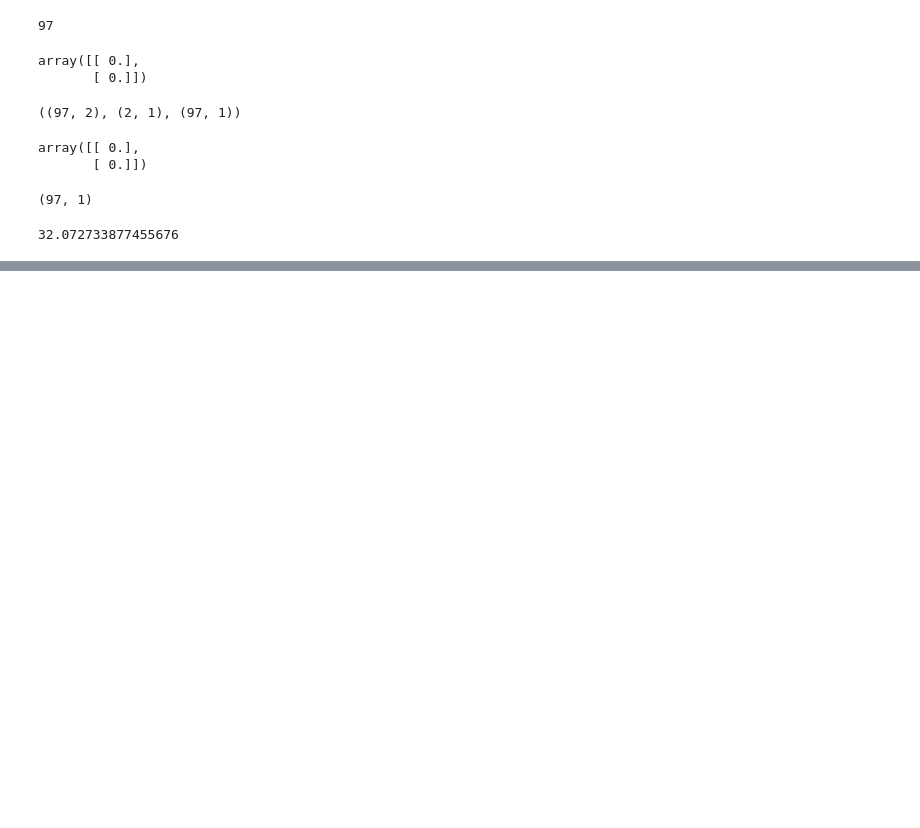
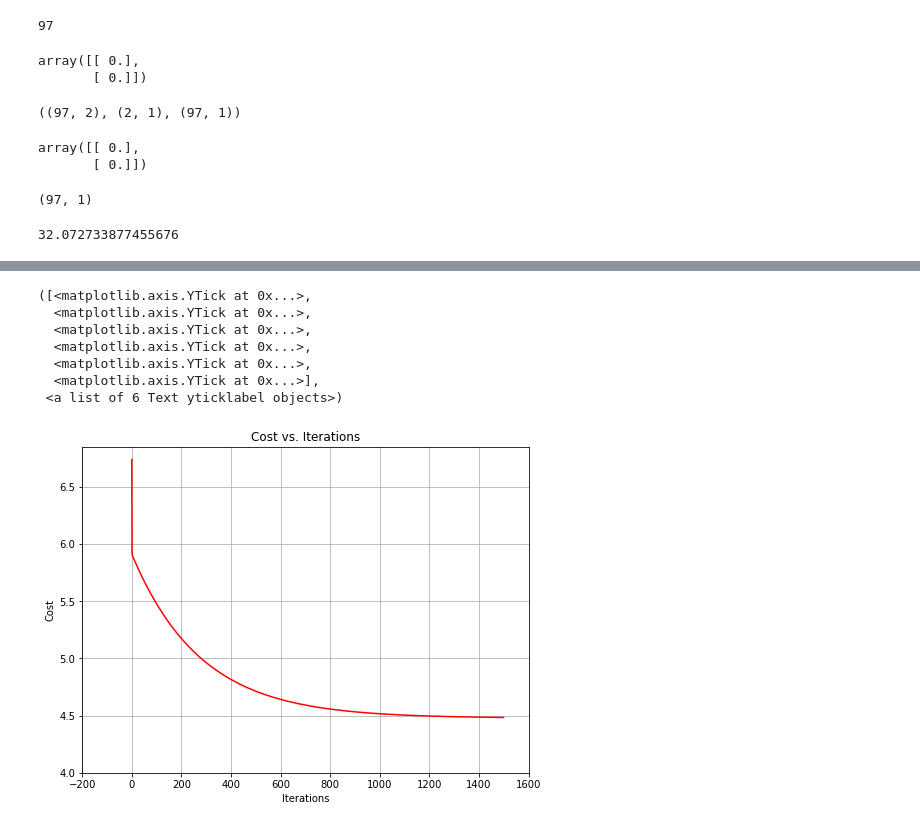
Before and after one commit to baotrung217/Machine-Learning-Coursera-notebooks, a Jupyter notebook: notebooks/ex1.ipynb, the cells around one changed output, grey strips where cells are left out. Drawn from its saved outputs; the diff is of its cells as text; code cells hidden in the pictures; blank space fills up the shorter version.

```diff
--- a/notebooks/ex1.ipynb
+++ b/notebooks/ex1.ipynb
@@ -106,0 +158,20 @@ computeCost(X, y, theta)
+# %%
+fig, ax = plt.subplots(figsize=(8,6))
+
+ax.plot(np.arange(iteration), cost, 'r')
+ax.set_xlabel('Iterations')
+ax.set_ylabel('Cost')
+ax.set_title('Cost vs. Iterations')
+ax.grid()
+
+plt.xticks(np.arange(-200, 1800, 200))
+plt.yticks(np.arange(4, 7, 0.5))
+# %% [output]
+([<matplotlib.axis.YTick at 0x...>,
+  <matplotlib.axis.YTick at 0x...>,
+  <matplotlib.axis.YTick at 0x...>,
+  <matplotlib.axis.YTick at 0x...>,
+  <matplotlib.axis.YTick at 0x...>,
+  <matplotlib.axis.YTick at 0x...>],
+ <a list of 6 Text yticklabel objects>)
+[figure, added]
```
Also changed, not shown: parts of 7 cells of this notebook, 1 other file.
